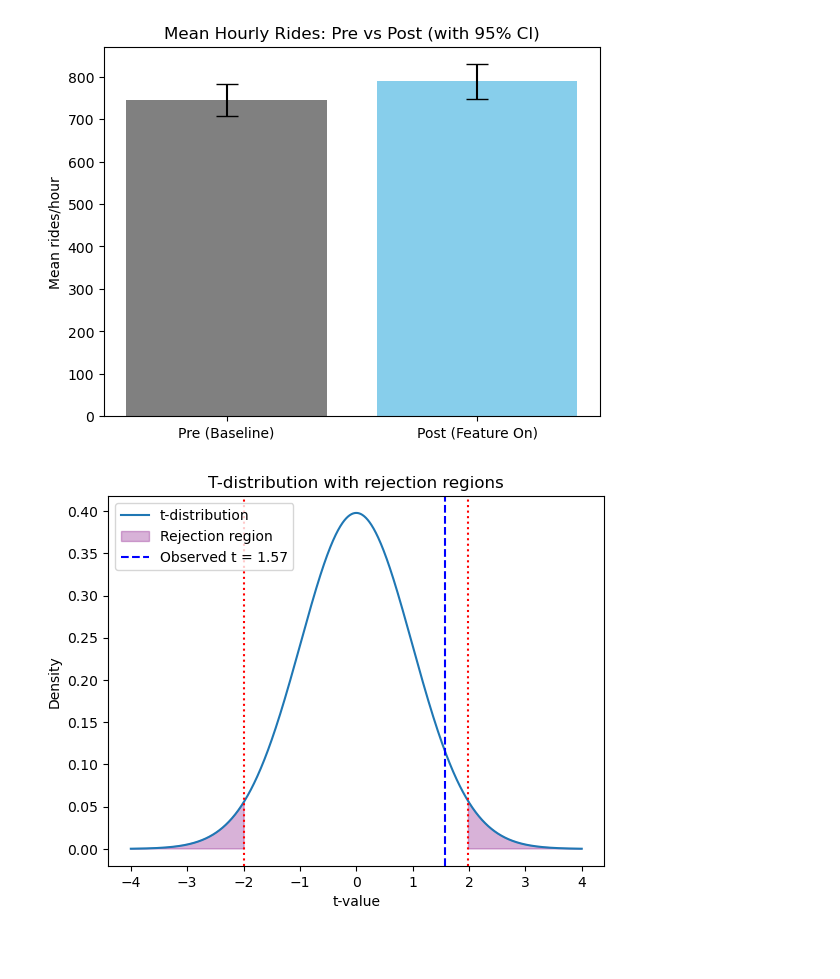
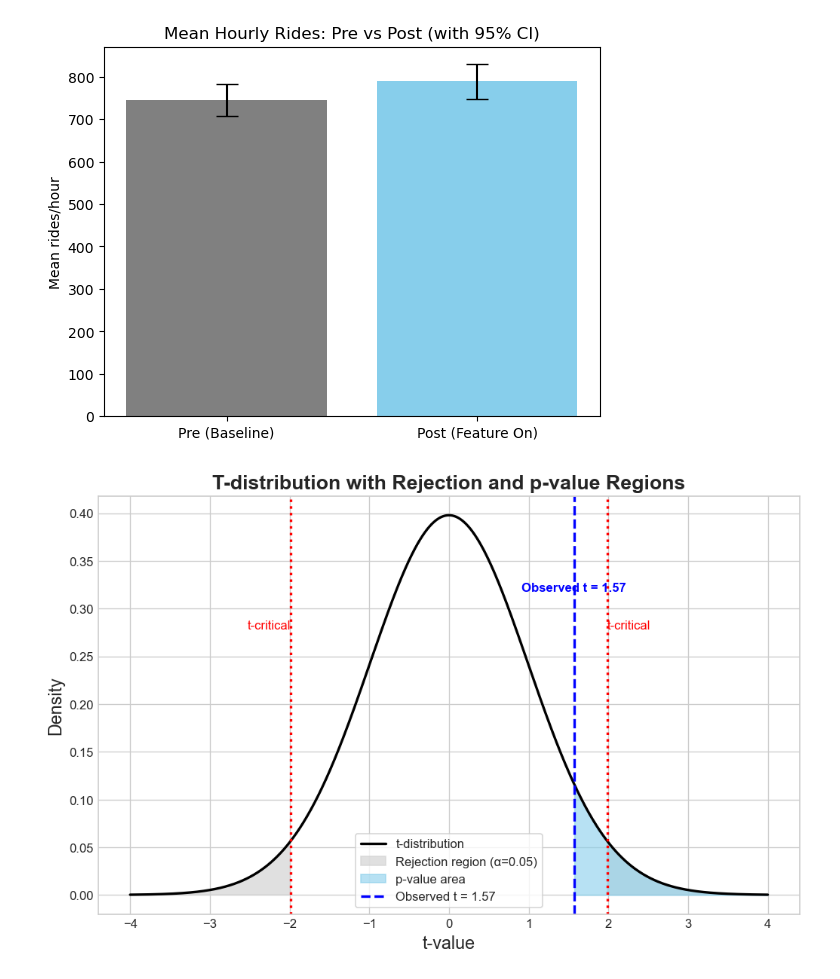
Before and after one commit to ayemaqu/Mod4_prj, a Jupyter notebook: notebooks/AB_Test.ipynb, the cells around one changed output. Cells and saved outputs as stored; diff of their text form; code cells hidden in the pictures; blank space fills up the shorter version.

```diff
--- a/notebooks/AB_Test.ipynb
+++ b/notebooks/AB_Test.ipynb
@@ -266,27 +267,54 @@ plt.show()
 # %%
 # Parameters
 df = len(pre_bal) + len(post_bal) - 2  # degrees of freedom
 alpha = 0.05
 x = np.linspace(-4, 4, 1000)  # t-values
 y = t.pdf(x, df)
 
 # Critical values
 t_crit = t.ppf(1 - alpha/2, df)
 
-# Observed t-statistic (from my test)
-t_obs = t_stat  # you already have this
+# Observed t-statistic (from your test)
+t_obs = t_stat
 
-# Plot
-plt.plot(x, y, label="t-distribution")
-plt.fill_between(x, y, where=(x > t_crit) | (x < -t_crit), color="purple", alpha=0.3, label="Rejection region")
-plt.axvline(t_obs, color="blue", linestyle="--", label=f"Observed t = {t_obs:.2f}")
-plt.axvline(-t_crit, color="red", linestyle=":")
-plt.axvline(t_crit, color="red", linestyle=":")
+# Plot distribution
+plt.style.use("seaborn-v0_8-whitegrid")
+plt.figure(figsize=(10,6), dpi=120)
+plt.plot(x, y, color="black", linewidth=2, label="t-distribution")
 
-plt.title("T-distribution with rejection regions")
-plt.xlabel("t-value")
-plt.ylabel("Density")
-plt.legend()
+# Shade rejection regions (light gray)
+plt.fill_between(x, y, where=(x > t_crit) | (x < -t_crit),
+                 color="lightgray", alpha=0.7, label="Rejection region (α=0.05)")
+
+# Shade the p-value region (light blue)
+if t_obs > 0:
+    plt.fill_between(x, y, where=(x > t_obs),
+                     color="skyblue", alpha=0.6, label="p-value area")
+else:
+    plt.fill_between(x, y, where=(x < t_obs),
+                     color="skyblue", alpha=0.6, label="p-value area")
+
+# Add observed t line
+plt.axvline(t_obs, color="blue", linestyle="--", linewidth=2,
+            label=f"Observed t = {t_obs:.2f}")
+
+# Critical value lines
+plt.axvline(-t_crit, color="red", linestyle=":", linewidth=2)
+plt.axvline(t_crit, color="red", linestyle=":", linewidth=2)
+
+# Titles and labels
+plt.title("T-distribution with Rejection and p-value Regions", fontsize=16, fontweight="bold")
+plt.xlabel("t-value", fontsize=14)
+plt.ylabel("Density", fontsize=14)
+
+# Annotation text
+plt.text(t_obs, max(y)*0.8, f"Observed t = {t_obs:.2f}", color="blue",
+         ha='center', fontsize=10, fontweight='bold')
+
+plt.text(t_crit, max(y)*0.7, "t-critical", color="red", ha='left', fontsize=10)
+plt.text(-t_crit, max(y)*0.7, "t-critical", color="red", ha='right', fontsize=10)
+
+plt.legend(frameon=True, fontsize=10)
 plt.show()
 # %% [output]
-[figure, old version]
+[figure, new version]
```
Also changed, not shown: parts of 2 cells of this notebook, 2 other files.
